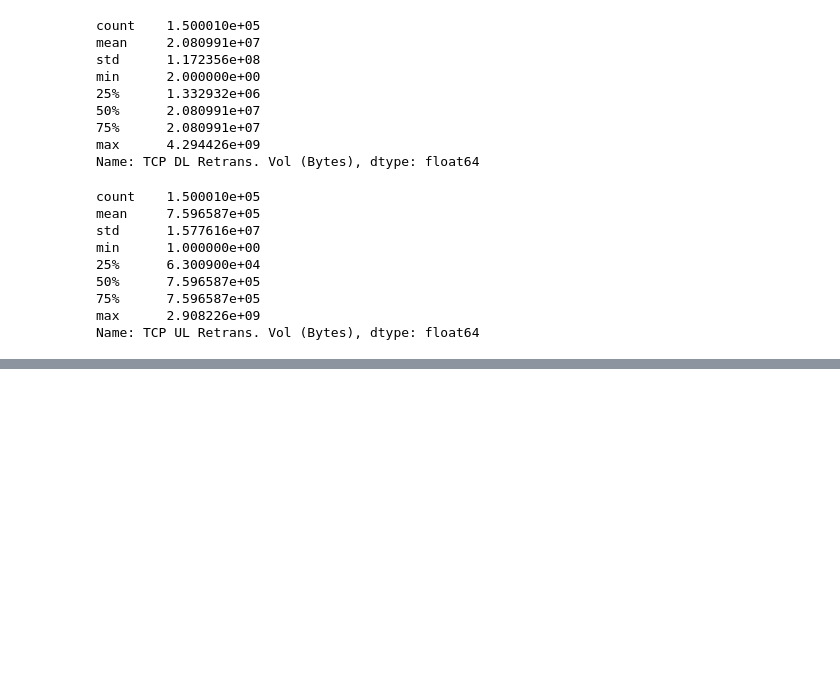
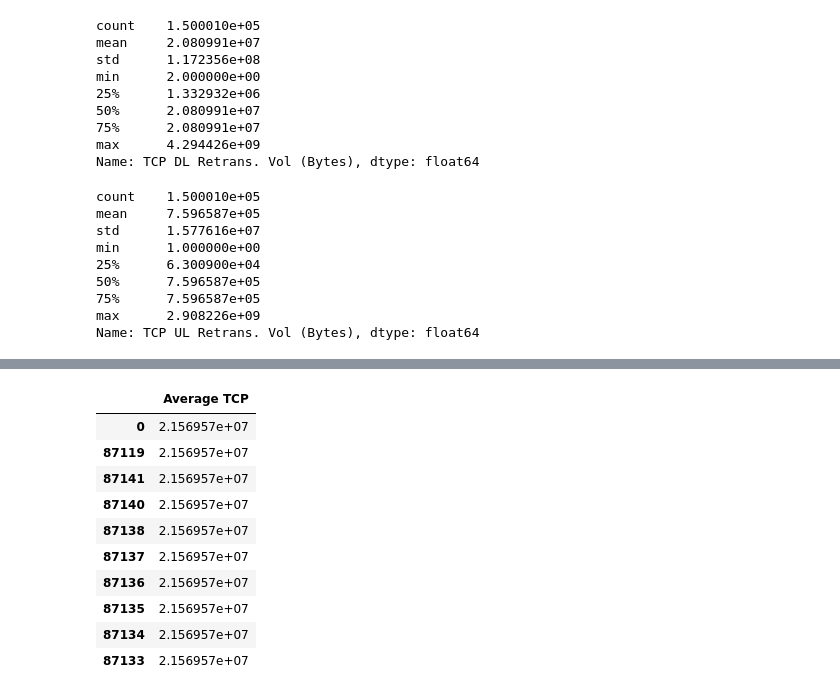
Before and after one commit to kebishaa/telecom-user-analytics, a Jupyter notebook: notebooks/experience Analysis.ipynb, the cells around one changed output, grey strips where cells are left out. Saved outputs shown, nothing was run; the diff lists cells and outputs as text; code cells hidden in the pictures; blank space fills up the shorter version.

```diff
--- a/notebooks/experience Analysis.ipynb
+++ b/notebooks/experience Analysis.ipynb
@@ -261,0 +316,20 @@ df_exp.descr
+# %%
+#sorting data highest to lowest
+df_expNew.sort_values(by=['Average TCP'],ascending=False, inplace=True)
+# %%
+#getting the top 10 TCP values and saving to csv
+top10tcp=df_expNew['Average TCP'].head(10)
+top10tcp.to_csv("../data/top10tcp.csv",index=False)
+top10tcp.to_frame()
+# %% [output]
+|  | Average TCP |
+| 0 | 2.156957e+07 |
+| 87119 | 2.156957e+07 |
+| 87141 | 2.156957e+07 |
+| 87140 | 2.156957e+07 |
+| 87138 | 2.156957e+07 |
+| 87137 | 2.156957e+07 |
+| 87136 | 2.156957e+07 |
+| 87135 | 2.156957e+07 |
+| 87134 | 2.156957e+07 |
+| 87133 | 2.156957e+07 |
```
Also changed, not shown: parts of 16 cells of this notebook.
